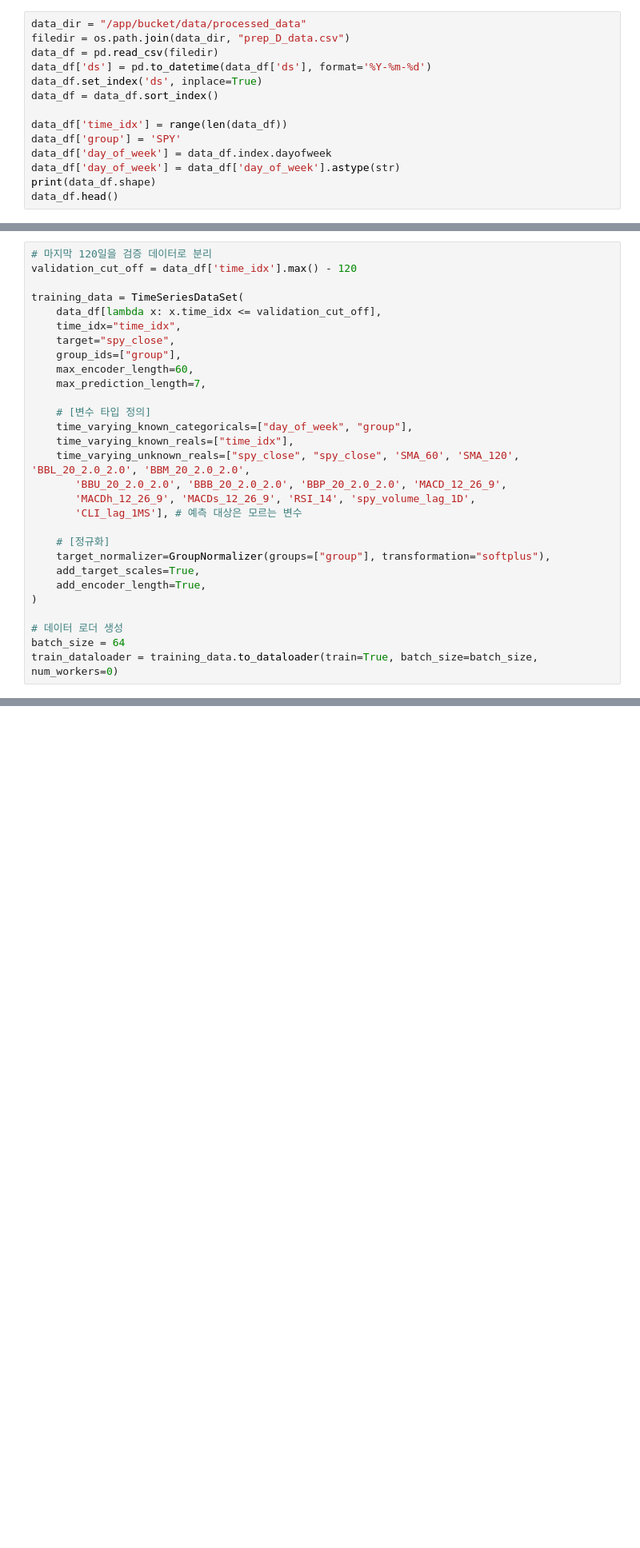
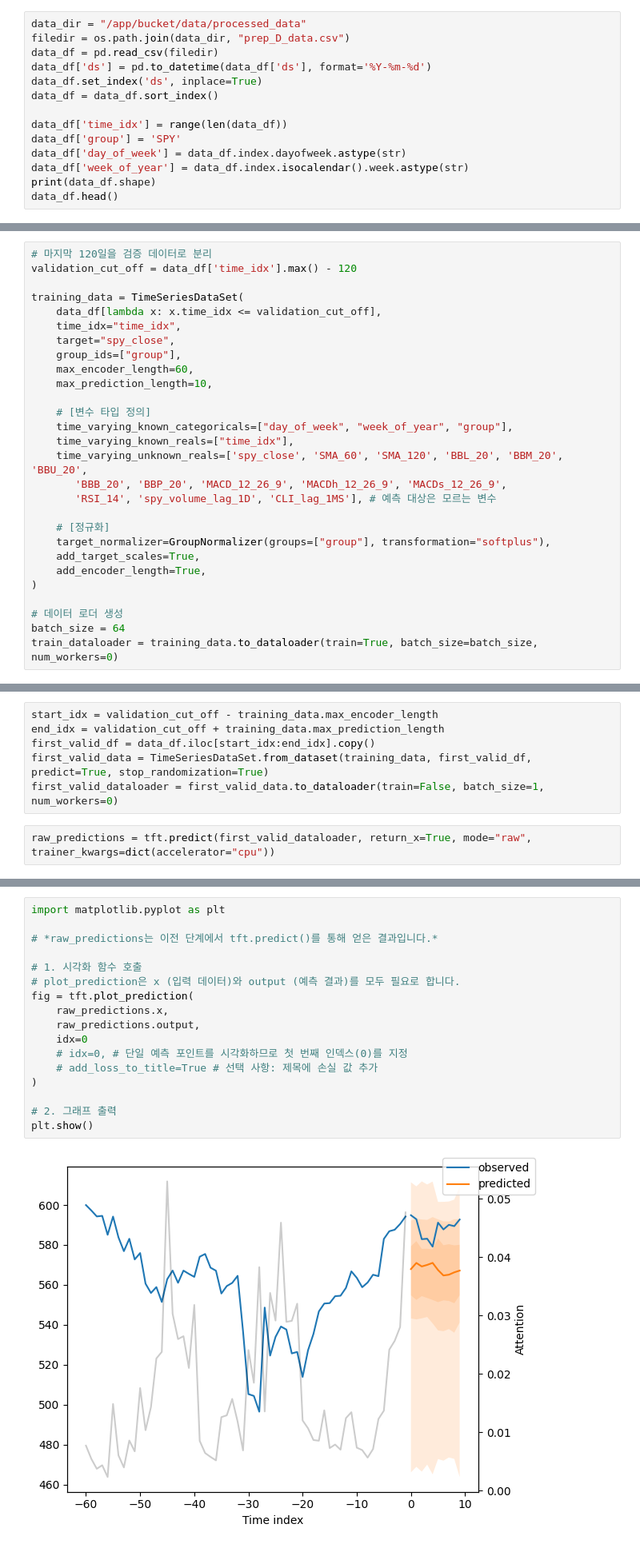
Before and after one commit to kdywwww/snp_project, a Jupyter notebook: Modeling/modeling.ipynb, the cells around one changed output, grey strips where cells are left out. Shown: that part at 80% size. Drawn from its saved outputs; the diff is of its cells as text; blank space fills up the shorter version.

```diff
--- a/Modeling/modeling.ipynb
+++ b/Modeling/modeling.ipynb
@@ -12,7 +15,7 @@ data_df = data_df.sort_index()
 
 data_df['time_idx'] = range(len(data_df))
 data_df['group'] = 'SPY'
-data_df['day_of_week'] = data_df.index.dayofweek
-data_df['day_of_week'] = data_df['day_of_week'].astype(str)
+data_df['day_of_week'] = data_df.index.dayofweek.astype(str)
+data_df['week_of_year'] = data_df.index.isocalendar().week.astype(str)
 print(data_df.shape)
 data_df.head()
@@ -26,15 +38,14 @@ training_data = TimeSeriesDataSet(
     target="spy_close",
     group_ids=["group"],
     max_encoder_length=60,
-    max_prediction_length=7,
+    max_prediction_length=10,
 
     # [변수 타입 정의]
-    time_varying_known_categoricals=["day_of_week", "group"],
+    time_varying_known_categoricals=["day_of_week", "week_of_year", "group"],
     time_varying_known_reals=["time_idx"],
-    time_varying_unknown_reals=["spy_close", "spy_close", 'SMA_60', 'SMA_120', 'BBL_20_2.0_2.0', 'BBM_20_2.0_2.0',
-       'BBU_20_2.0_2.0', 'BBB_20_2.0_2.0', 'BBP_20_2.0_2.0', 'MACD_12_26_9',
-       'MACDh_12_26_9', 'MACDs_12_26_9', 'RSI_14', 'spy_volume_lag_1D',
-       'CLI_lag_1MS'], # 예측 대상은 모르는 변수
+    time_varying_unknown_reals=['spy_close', 'SMA_60', 'SMA_120', 'BBL_20', 'BBM_20', 'BBU_20',
+       'BBB_20', 'BBP_20', 'MACD_12_26_9', 'MACDh_12_26_9', 'MACDs_12_26_9',
+       'RSI_14', 'spy_volume_lag_1D', 'CLI_lag_1MS'], # 예측 대상은 모르는 변수
 
     # [정규화]
     target_normalizer=GroupNormalizer(groups=["group"], transformation="softplus"),
@@ -81,0 +91,8 @@ predictions = raw_predictions.output.prediction.mean(axis=1)
+# %%
+start_idx = validation_cut_off - training_data.max_encoder_length
+end_idx = validation_cut_off + training_data.max_prediction_length
+first_valid_df = data_df.iloc[start_idx:end_idx].copy()
+first_valid_data = TimeSeriesDataSet.from_dataset(training_data, first_valid_df, predict=True, stop_randomization=True)
+first_valid_dataloader = first_valid_data.to_dataloader(train=False, batch_size=1, num_workers=0)
+# %%
+raw_predictions = tft.predict(first_valid_dataloader, return_x=True, mode="raw", trainer_kwargs=dict(accelerator="cpu"))
@@ -81,0 +103,19 @@ predictions = raw_predictions.output.prediction.mean(axis=1)
+# %%
+import matplotlib.pyplot as plt
+
+# *raw_predictions는 이전 단계에서 tft.predict()를 통해 얻은 결과입니다.*
+
+# 1. 시각화 함수 호출
+# plot_prediction은 x (입력 데이터)와 output (예측 결과)를 모두 필요로 합니다.
+fig = tft.plot_prediction(
+    raw_predictions.x,
+    raw_predictions.output,
+    idx=0
+    # idx=0, # 단일 예측 포인트를 시각화하므로 첫 번째 인덱스(0)를 지정
+    # add_loss_to_title=True # 선택 사항: 제목에 손실 값 추가
+)
+
+# 2. 그래프 출력
+plt.show()
+# %% [output]
+[figure, added]
```
Also changed, not shown: parts of 5 cells of this notebook, 1 other file.
